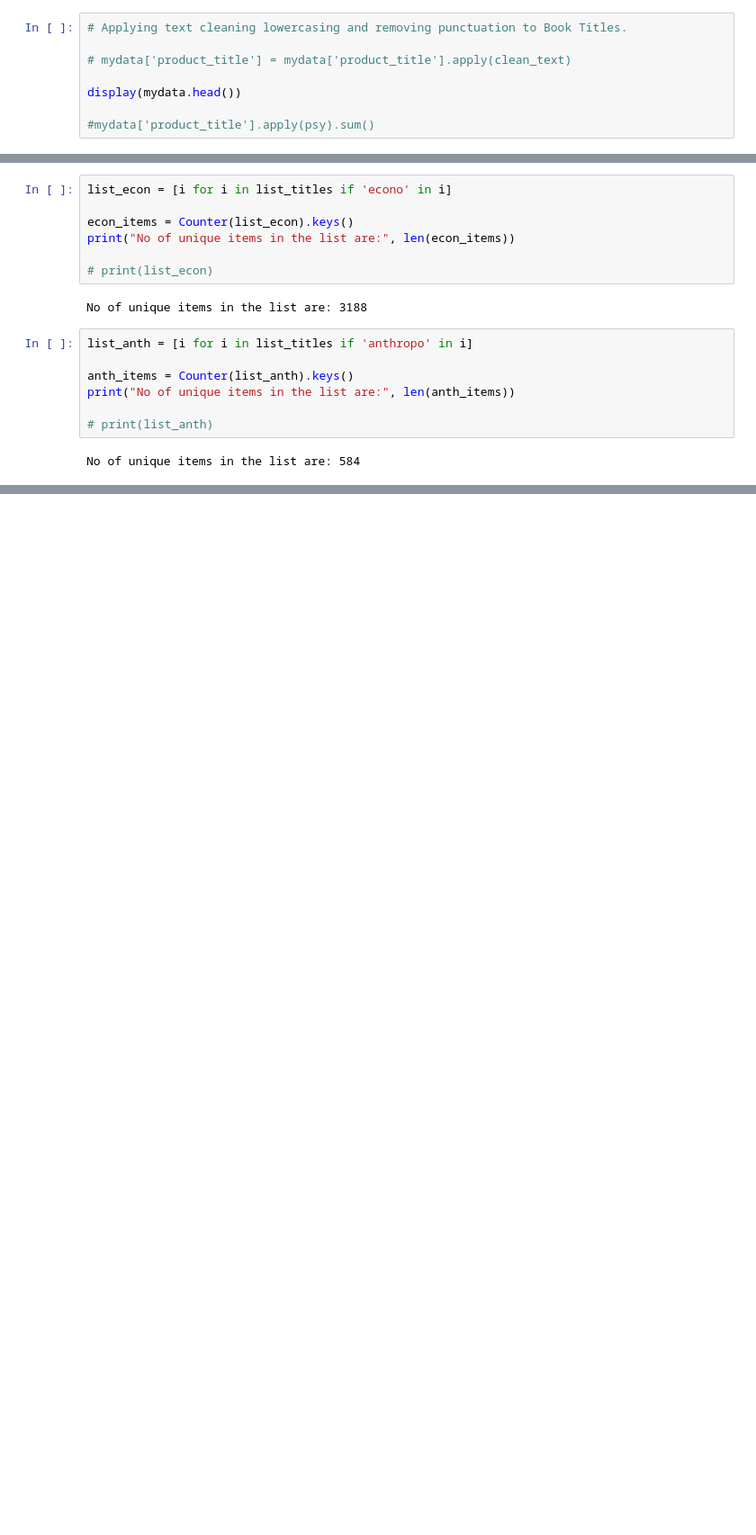
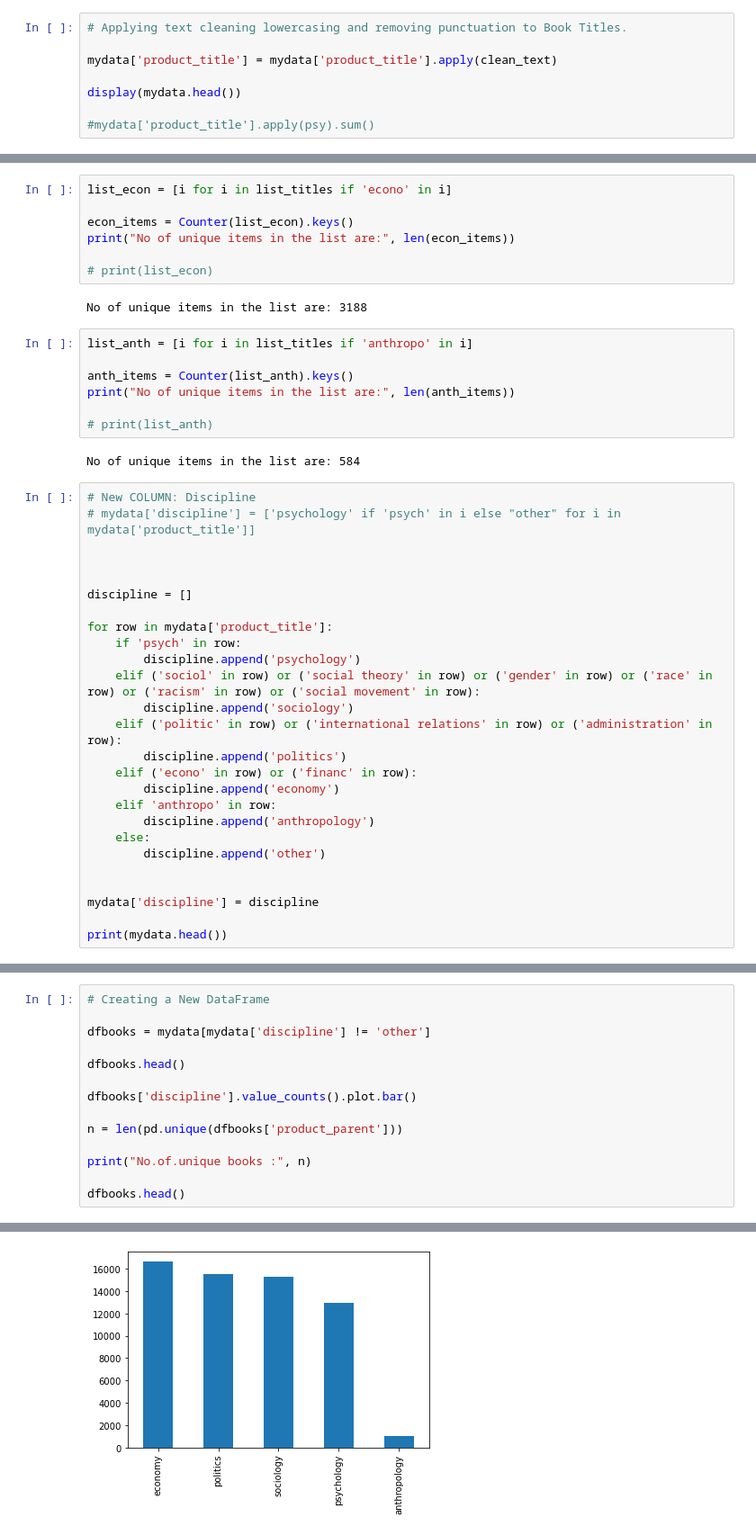
Before and after one commit to halilergul1/NLP_project, a Jupyter notebook: Script_books_amazon.ipynb, the cells around one changed output, grey strips where cells are left out. Shown: that part at 90% size. Drawn from its saved outputs; the diff is of its cells as text; blank space fills up the shorter version.

```diff
--- a/Script_books_amazon.ipynb
+++ b/Script_books_amazon.ipynb
@@ -237,7 +228,7 @@ def clean_text(text):
 # %%
 # Applying text cleaning lowercasing and removing punctuation to Book Titles.
 
-# mydata['product_title'] = mydata['product_title'].apply(clean_text)
+mydata['product_title'] = mydata['product_title'].apply(clean_text)
 
 display(mydata.head())
 
@@ -422,3 +413,29 @@ print("No of unique items in the list are:", len(anth_items))
 # print(list_anth)
 # %% [output]
 No of unique items in the list are: 584
+# %%
+# New COLUMN: Discipline
+# mydata['discipline'] = ['psychology' if 'psych' in i else "other" for i in mydata['product_title']]
+
+
+
+discipline = []
+
+for row in mydata['product_title']:
+    if 'psych' in row:
+        discipline.append('psychology')
+    elif ('sociol' in row) or ('social theory' in row) or ('gender' in row) or ('race' in row) or ('racism' in row) or ('social movement' in row):
+        discipline.append('sociology')
+    elif ('politic' in row) or ('international relations' in row) or ('administration' in row):
+        discipline.append('politics')
+    elif ('econo' in row) or ('financ' in row):
+        discipline.append('economy')
+    elif 'anthropo' in row:
+        discipline.append('anthropology')
+    else:
+        discipline.append('other')
+
+
+mydata['discipline'] = discipline
+
+print(mydata.head())
@@ -424,0 +504,15 @@ No of unique items in the list are: 584
+# %%
+# Creating a New DataFrame
+
+dfbooks = mydata[mydata['discipline'] != 'other']
+
+dfbooks.head()
+
+dfbooks['discipline'].value_counts().plot.bar()
+
+n = len(pd.unique(dfbooks['product_parent']))
+
+print("No.of.unique books :", n)
+
+dfbooks.head()
+# %% [output]
@@ -424,0 +526 @@ No of unique items in the list are: 584
+[figure, added]
```
Also changed, not shown: parts of 10 cells of this notebook.
